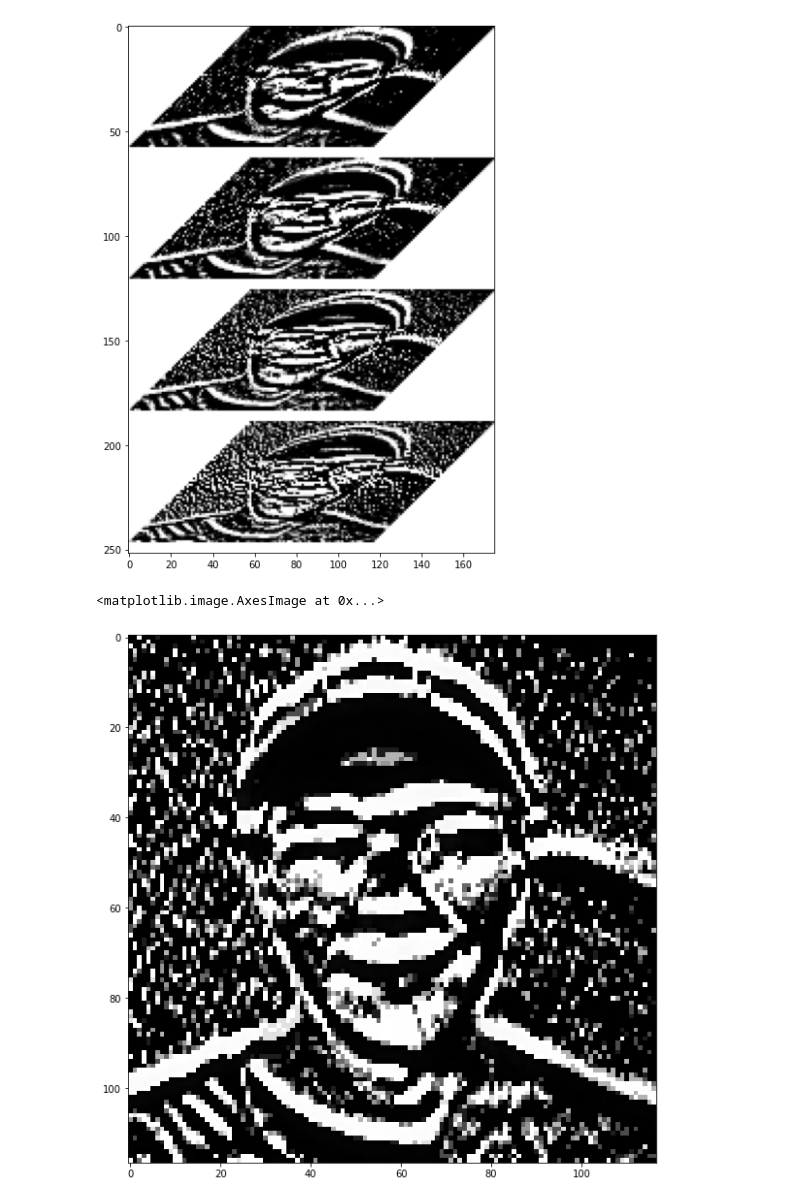
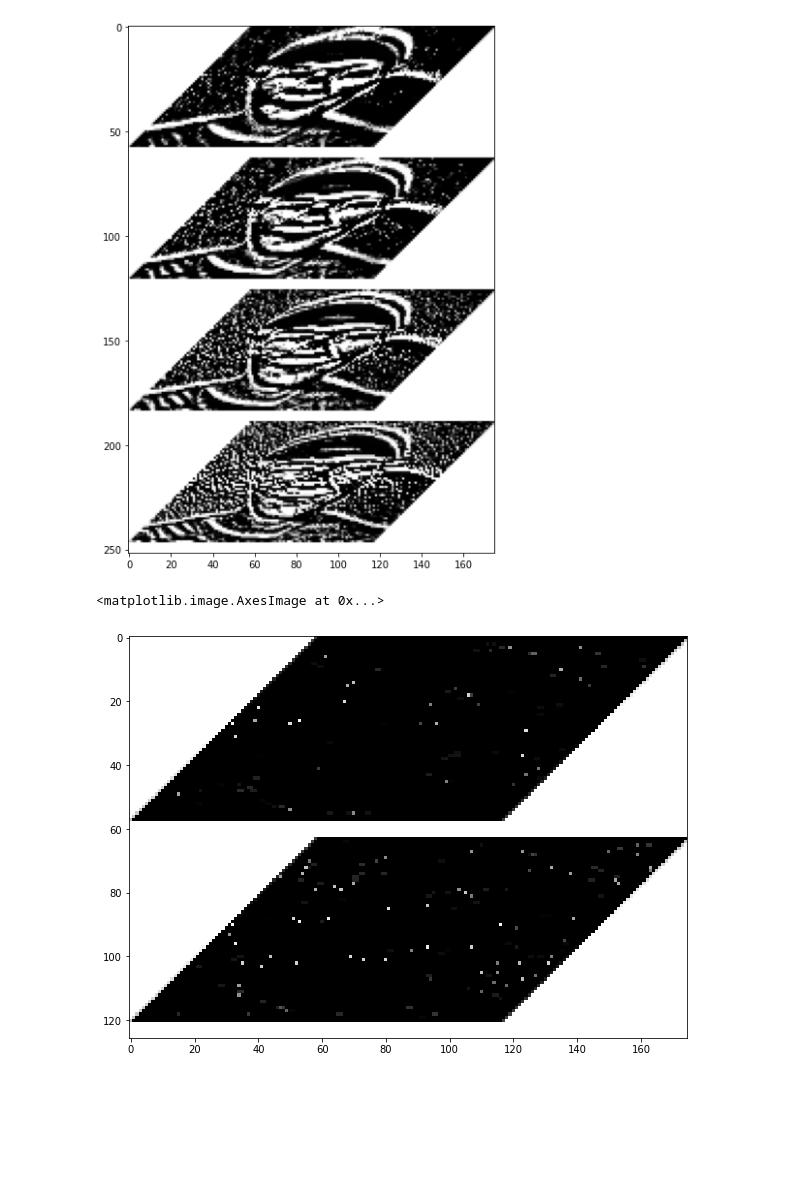
Before and after one commit to WTS012201/CompVis, a Jupyter notebook: ImageStitching/sift.ipynb, the cells around one changed output. Cells and saved outputs as stored; diff of their text form; code cells hidden in the pictures; blank space fills up the shorter version.

```diff
--- a/ImageStitching/sift.ipynb
+++ b/ImageStitching/sift.ipynb
@@ -44,10 +44,12 @@ plt.imshow(stacked, cmap = "gray")
 for i, DoG in enumerate(DoGs):
    DoGs[i] = cv.cvtColor(DoG, cv.COLOR_BGR2GRAY)
 # %%
-candidates = utils.extrema_detection(DoGs[:3])
+candidate1 = utils.extrema_detection(DoGs[:3])
+candidate2 = utils.extrema_detection(DoGs[1:4])
 # %%
 plt.figure(figsize=(10,10))
-plt.imshow(DoGs[1], cmap = "gray")
+stacked = utils.stack_imgs([candidate1, candidate2])
+plt.imshow(stacked, cmap = "gray")
 # %% [output]
 <matplotlib.image.AxesImage at 0x...>
-[figure, old version]
+[figure, new version]
```
Also changed, not shown: parts of 1 cell of this notebook, 5 other files.
